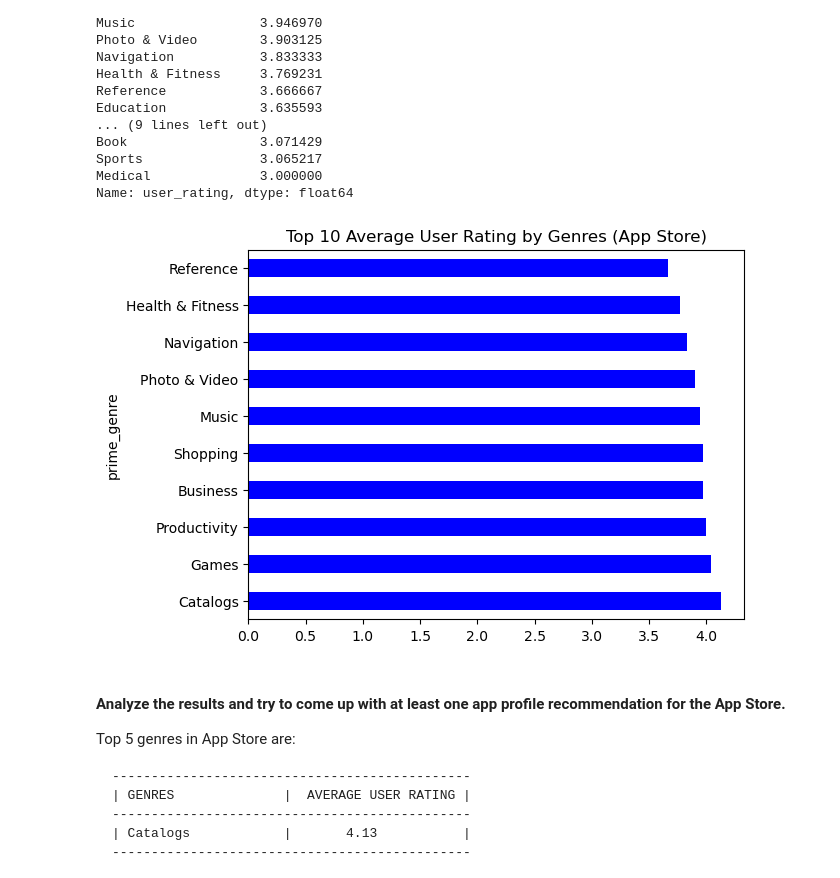
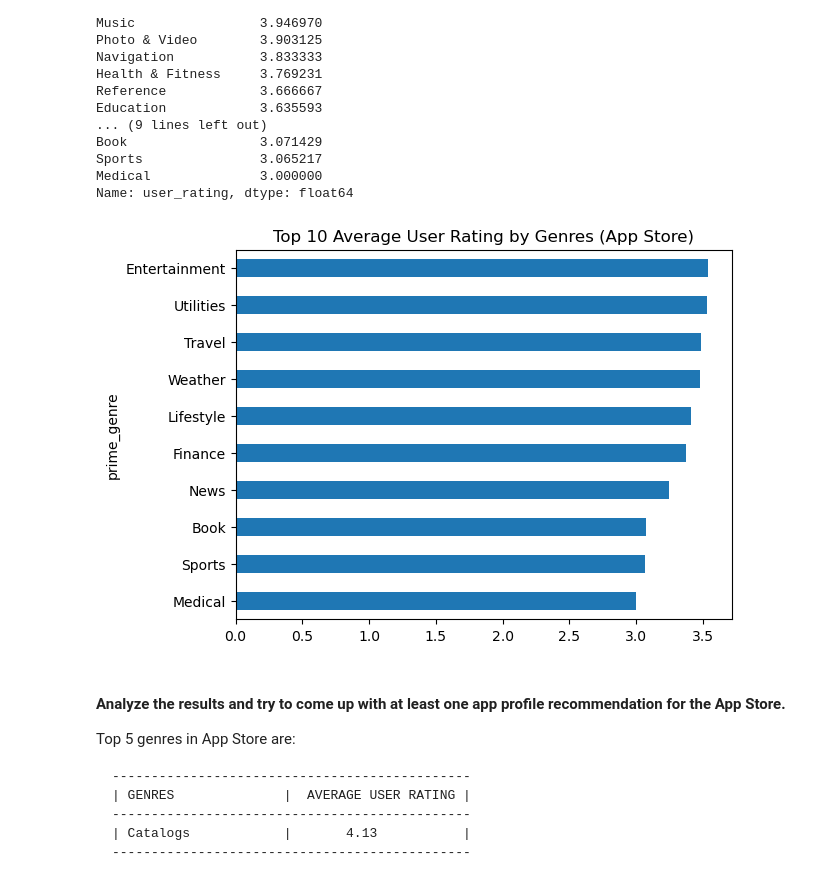
Before and after one commit to CyprianFusi/App-Profiles-for-the-App-Store-and-Google-Play-Markets-using-Pandas, a Jupyter notebook: Profitable_App_Profiles_for_the_AppStore_and_GooglePlay_Markets_pandas.ipynb, the cells around one changed output. Cells and saved outputs as stored; diff of their text form; code cells hidden in the pictures.

```diff
--- a/Profitable_App_Profiles_for_the_AppStore_and_GooglePlay_Markets_pandas.ipynb
+++ b/Profitable_App_Profiles_for_the_AppStore_and_GooglePlay_Markets_pandas.ipynb
@@ -232,11 +232,11 @@ Sports               3.065217
 Medical              3.000000
 Name: user_rating, dtype: float64
 # %%
-genre_uratg = df_free_app.groupby('prime_genre').user_rating.mean().sort_values(ascending = False)
-genre_uratg.head(10).plot(kind = 'barh', color = 'b')
+genre_uratg = df_free_app.groupby('prime_genre').user_rating.mean().sort_values()
+genre_uratg.head(10).plot(kind = 'barh')
 plt.title('Top 10 Average User Rating by Genres (App Store)');
 # %% [output]
-[figure, old version]
+[figure, new version]
 # %% [markdown]
 #### Analyze the results and try to come up with at least one app profile recommendation for the App Store.
 
```
Also changed, not shown: parts of 7 cells of this notebook.
